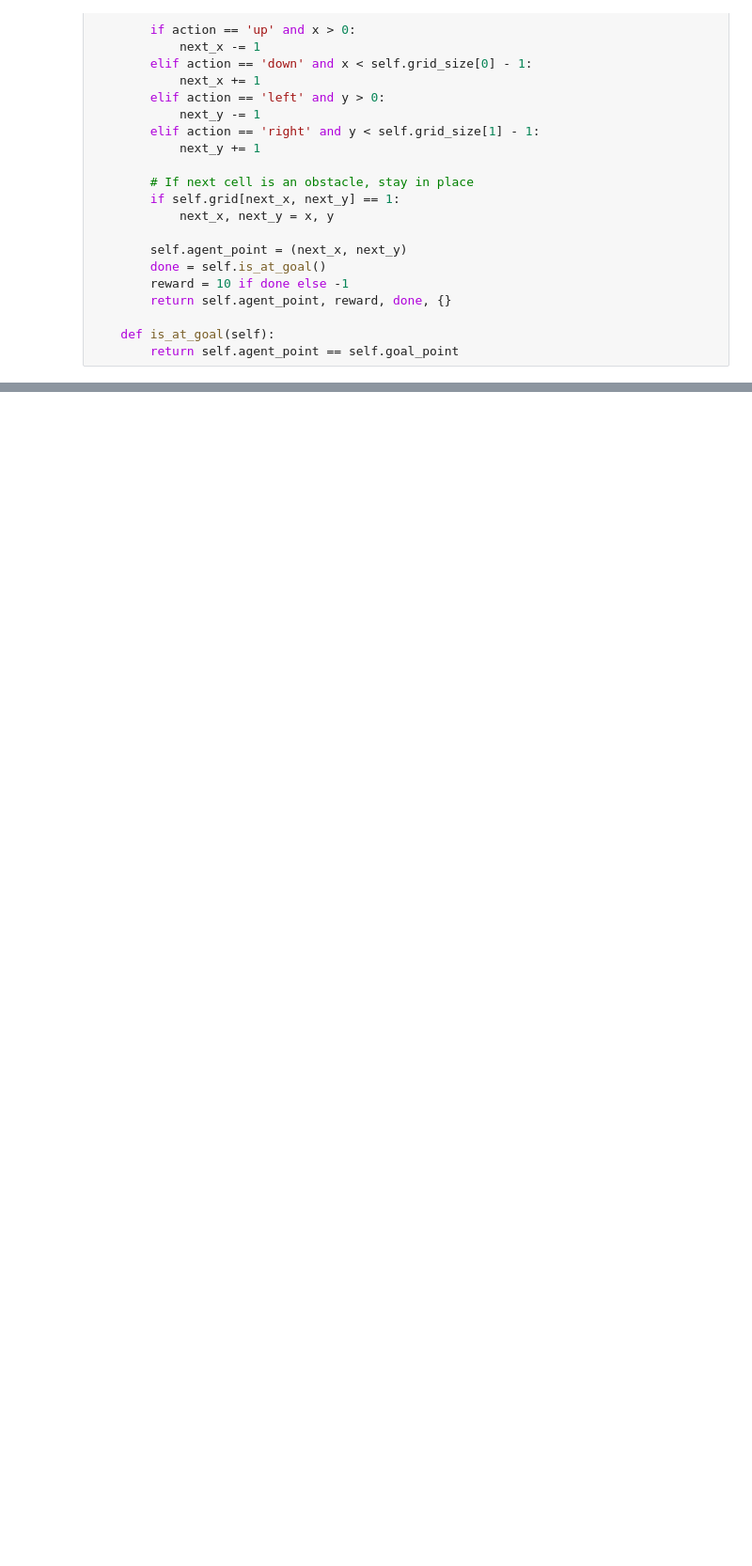
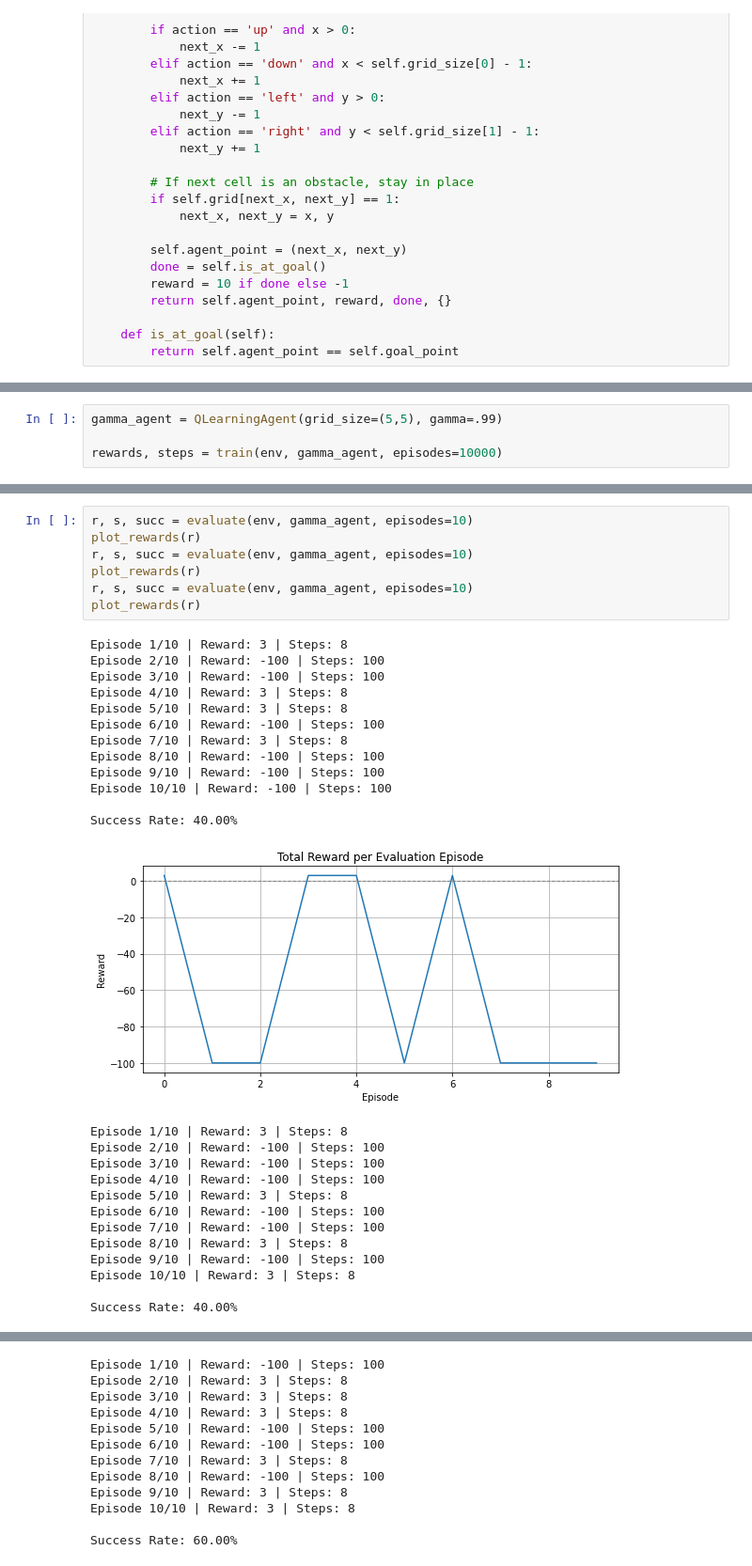
Before and after one commit to andmrqzv/Q_Learning, a Jupyter notebook: grid_world.ipynb, the cells around one changed output, grey strips where cells are left out. Shown: that part at 94% size. Drawn from its saved outputs; the diff is of its cells as text; blank space fills up the shorter version.

```diff
--- a/grid_world.ipynb
+++ b/grid_world.ipynb
@@ -259,0 +294,4 @@ Training completed in 0.51 seconds.
+# %%
+gamma_agent = QLearningAgent(grid_size=(5,5), gamma=.99)
+
+rewards, steps = train(env, gamma_agent, episodes=10000)
@@ -259,0 +316,33 @@ Training completed in 0.51 seconds.
+# %%
+r, s, succ = evaluate(env, gamma_agent, episodes=10)
+plot_rewards(r)
+r, s, succ = evaluate(env, gamma_agent, episodes=10)
+plot_rewards(r)
+r, s, succ = evaluate(env, gamma_agent, episodes=10)
+plot_rewards(r)
+# %% [output]
+Episode 1/10 | Reward: 3 | Steps: 8
+Episode 2/10 | Reward: -100 | Steps: 100
+Episode 3/10 | Reward: -100 | Steps: 100
+Episode 4/10 | Reward: 3 | Steps: 8
+Episode 5/10 | Reward: 3 | Steps: 8
+Episode 6/10 | Reward: -100 | Steps: 100
+Episode 7/10 | Reward: 3 | Steps: 8
+Episode 8/10 | Reward: -100 | Steps: 100
+Episode 9/10 | Reward: -100 | Steps: 100
+Episode 10/10 | Reward: -100 | Steps: 100
+
+Success Rate: 40.00%
+[figure, added]
+Episode 1/10 | Reward: 3 | Steps: 8
+Episode 2/10 | Reward: -100 | Steps: 100
+Episode 3/10 | Reward: -100 | Steps: 100
+Episode 4/10 | Reward: -100 | Steps: 100
+Episode 5/10 | Reward: 3 | Steps: 8
+Episode 6/10 | Reward: -100 | Steps: 100
+Episode 7/10 | Reward: -100 | Steps: 100
+Episode 8/10 | Reward: 3 | Steps: 8
+Episode 9/10 | Reward: -100 | Steps: 100
+Episode 10/10 | Reward: 3 | Steps: 8
+
+Success Rate: 40.00%
@@ -259,0 +350,12 @@ Training completed in 0.51 seconds.
+Episode 1/10 | Reward: -100 | Steps: 100
+Episode 2/10 | Reward: 3 | Steps: 8
+Episode 3/10 | Reward: 3 | Steps: 8
+Episode 4/10 | Reward: 3 | Steps: 8
+Episode 5/10 | Reward: -100 | Steps: 100
+Episode 6/10 | Reward: -100 | Steps: 100
+Episode 7/10 | Reward: 3 | Steps: 8
+Episode 8/10 | Reward: -100 | Steps: 100
+Episode 9/10 | Reward: 3 | Steps: 8
+Episode 10/10 | Reward: 3 | Steps: 8
+
+Success Rate: 60.00%
```
Also changed, not shown: parts of 28 cells of this notebook.
